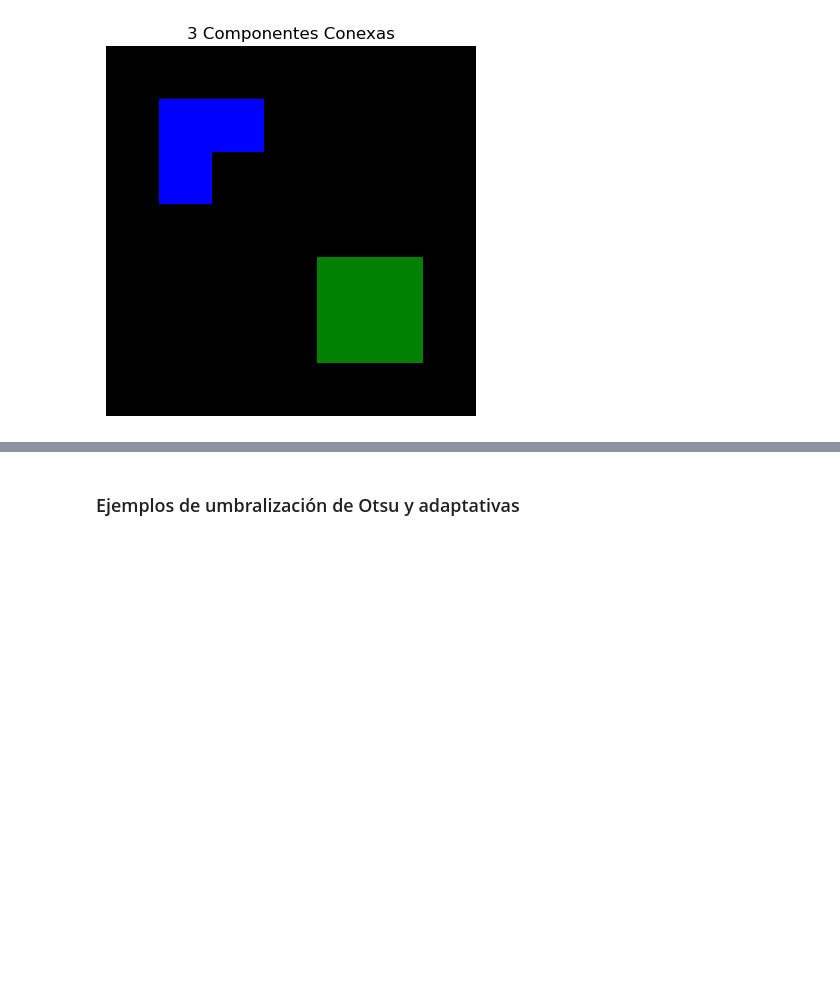
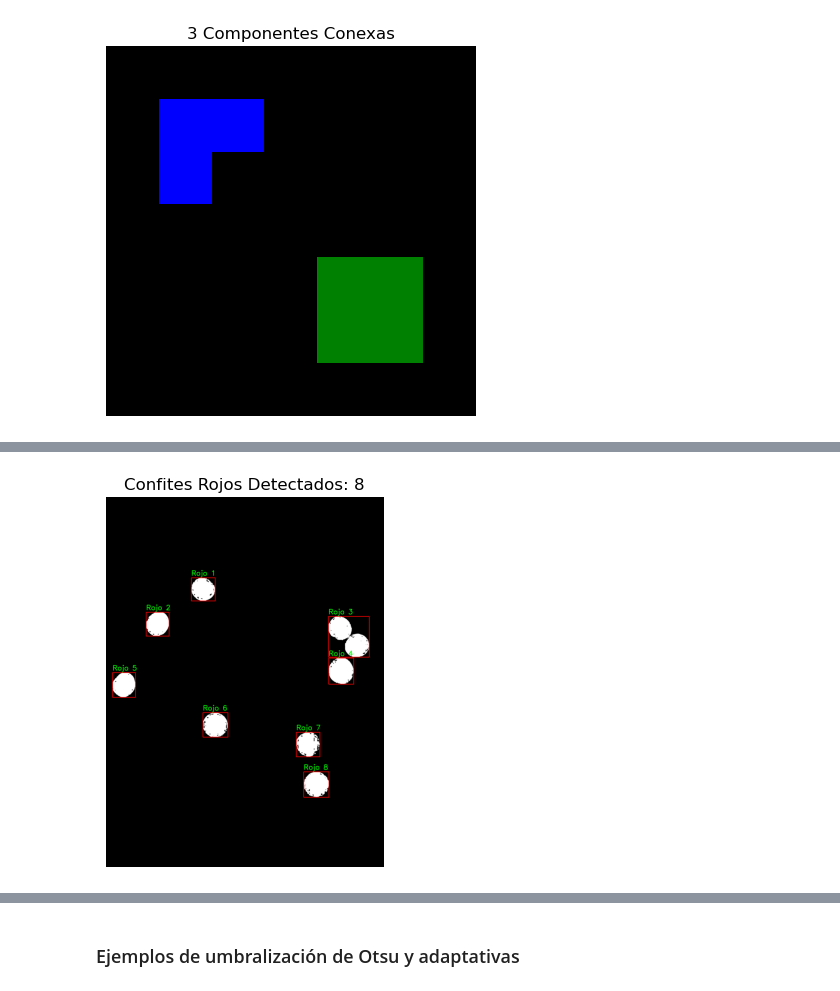
Before and after one commit to maxgubitosi/Thresholding-and-region-recognition, a Jupyter notebook: binarizacion_regiones.ipynb, the cells around one changed output, grey strips where cells are left out. Saved outputs shown, nothing was run; the diff lists cells and outputs as text; code cells hidden in the pictures; blank space fills up the shorter version.

```diff
--- a/binarizacion_regiones.ipynb
+++ b/binarizacion_regiones.ipynb
@@ -206,3 +249,33 @@ Investigar las funciones de opencv: connectedComponents, connectedComponentsWith
+# %%
+img_bin = red_img
+img_bin = cv2.threshold(img_bin, 128, 255, cv2.THRESH_BINARY)[1]  # Asegúrate de que la imagen esté correctamente binarizada
+
+# Detectar componentes conectadas
+(num_labels, img_labels, values, centroids) = cv2.connectedComponentsWithStats(img_bin)
+
+# Crear una copia de la imagen binarizada en 3 canales para dibujar los bounding boxes
+img_bbox = cv2.cvtColor(img_bin, cv2.COLOR_GRAY2BGR)
+
+# Contador para llevar la cuenta de los confites válidos
+confite_num = 1
+
+# Iterar sobre cada componente conectada y marcarla con un bounding box
+for i in range(1, num_labels):  # Ignoramos el fondo (etiqueta 0)
+    area = values[i, cv2.CC_STAT_AREA]
+    if area >= 100:  # Solo consideramos componentes suficientemente grandes
+        x, y, w, h = values[i, cv2.CC_STAT_LEFT], values[i, cv2.CC_STAT_TOP], values[i, cv2.CC_STAT_WIDTH], values[i, cv2.CC_STAT_HEIGHT]
+        cv2.rectangle(img_bbox, (x, y), (x + w, y + h), (0, 0, 255), 2)  # Dibujar el bounding box en rojo
+        cv2.putText(img_bbox, f"Rojo {confite_num}", (x, y - 10), cv2.FONT_HERSHEY_SIMPLEX, 1.0, (0, 255, 0), 2)  # Añadir el label en verde
+        confite_num += 1  # Incrementar el número de confite válido
+
+# Mostrar la imagen con los bounding boxes
+plt.figure()
+plt.imshow(cv2.cvtColor(img_bbox, cv2.COLOR_BGR2RGB))
+plt.axis('off')
+plt.title(f"Confites Rojos Detectados: {confite_num - 1}")
+plt.show()
+# %% [output]
+[figure, added]
 # %% [markdown]
 # Algoritmos de umbralización
 
```
Also changed, not shown: parts of 8 cells of this notebook, 1 other file.
